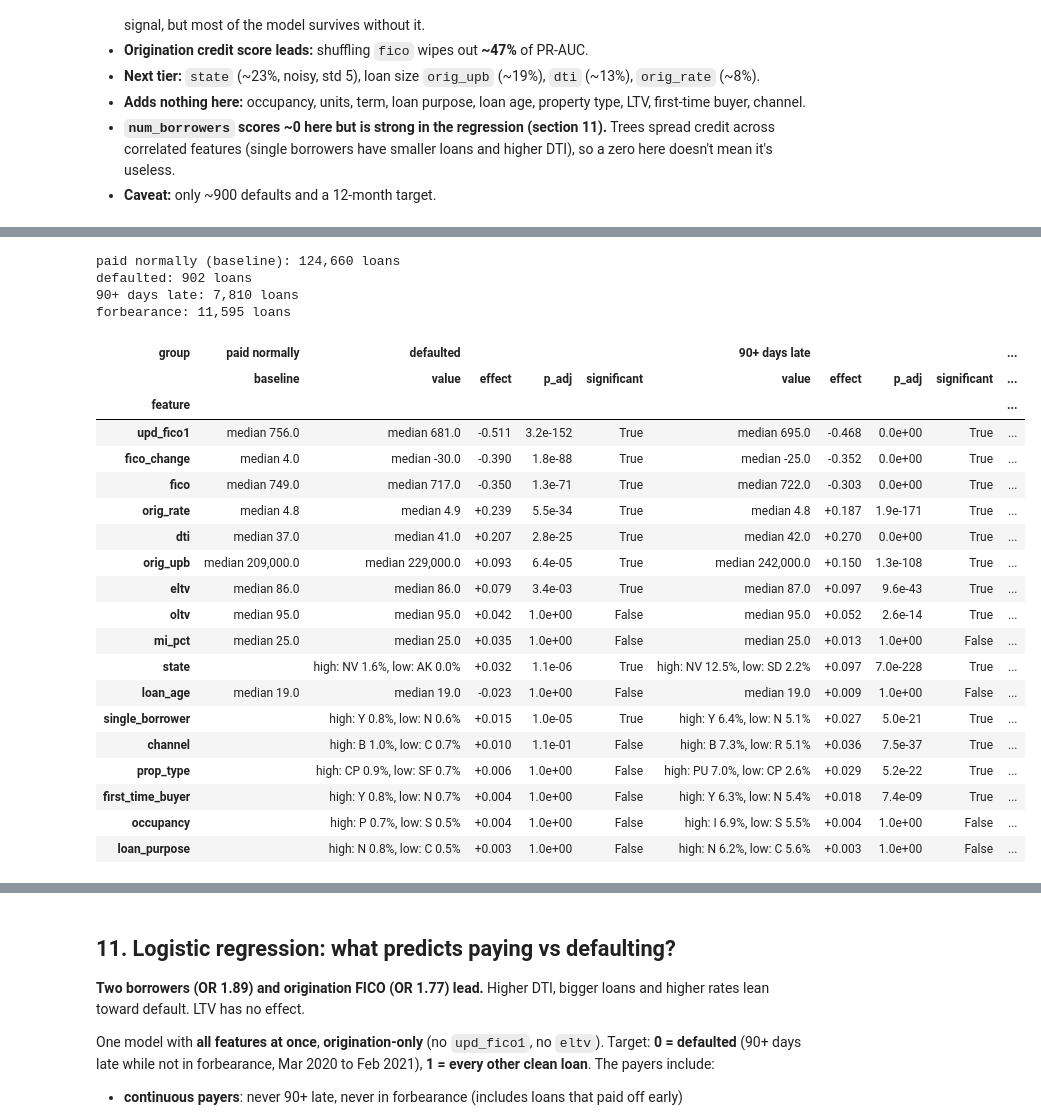
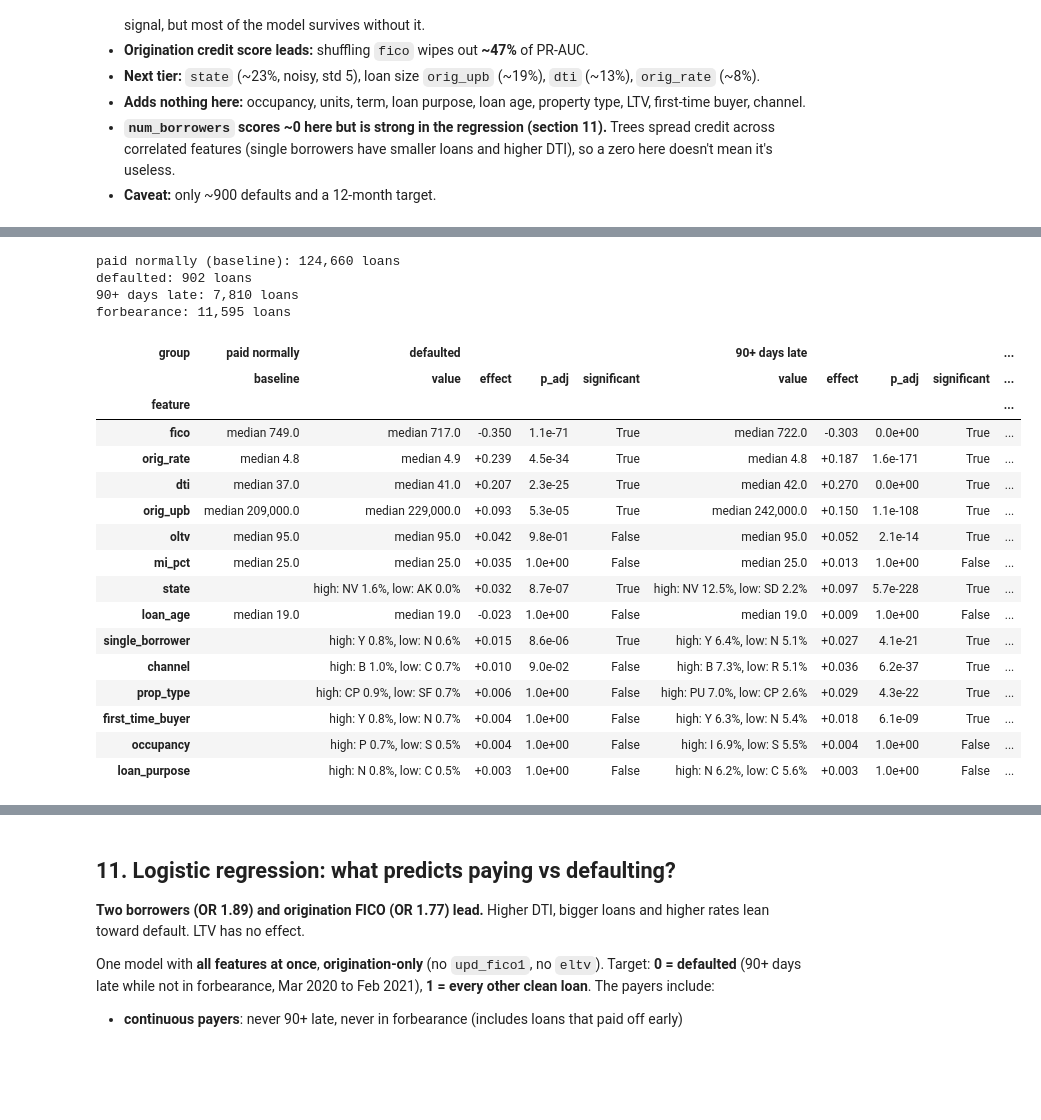
Before and after one commit to dui-mondo/mortgage-default-covid, a Jupyter notebook: notebooks/01_explore_data.ipynb, the cells around one changed output, grey strips where cells are left out. Drawn from its saved outputs; the diff is of its cells as text; code cells hidden in the pictures; blank space fills up the shorter version.

```diff
--- a/notebooks/01_explore_data.ipynb
+++ b/notebooks/01_explore_data.ipynb
@@ -681,12 +681,12 @@ forb_ids = set(win.loan_id[win.borrower_assist == "F"])
 GROUPS = {"defaulted": adj_ids, "90+ days late": raw_ids, "forbearance": forb_ids}
 
 d = clean.copy()
-d["fico_change"] = d.upd_fico1 - d.fico               # credit worsening before COVID
 d["single_borrower"] = np.where(d.num_borrowers == 1, "Y", "N")
 base = d[~d.loan_id.isin(raw_ids | forb_ids)]          # paid normally
 
-NUMERIC = ["upd_fico1", "fico_change", "fico", "orig_rate", "dti", "orig_upb",
-           "eltv", "oltv", "mi_pct", "loan_age"]
+# Origination-only, same as sections 9 and 11 (no upd_fico1 / fico_change / eltv)
+NUMERIC = ["fico", "orig_rate", "dti", "orig_upb",
+           "oltv", "mi_pct", "loan_age"]
 CATEG = ["single_borrower", "first_time_buyer", "loan_purpose", "occupancy",
          "channel", "prop_type", "state"]
 
@@ -708,48 +708,45 @@ def compare(grp, name):
         rate = tab[True] / tab.sum(axis=1) * 100
         rows.append({"feature": c, "test": "chi-square",
                      "value": f"high: {rate.idxmax()} {rate.max():.1f}%, low: {rate.idxmin()} {rate.min():.1f}%",
                      "baseline": "",                # rates above are already relative to it
                      "effect": np.sqrt(chi2 / (tab.values.sum() * (min(tab.shape) - 1))), "p": p})
     return pd.DataFrame(rows).assign(group=name)
 
 res = pd.concat([compare(d[d.loan_id.isin(ids)], name) for name, ids in GROUPS.items()])
 res["p_adj"] = (res.p * len(res)).clip(upper=1)        # Bonferroni across all tests
 res["significant"] = res.p_adj < 0.05
 
 print(f"paid normally (baseline): {len(base):,} loans")
 for name, ids in GROUPS.items():
     print(f"{name}: {len(ids):,} loans")
 
 # One block of columns per group; rows sorted by the defaulted effect
 wide = res.set_index(["feature", "group"])[["value", "effect", "p_adj", "significant"]].unstack("group")
 wide = wide.swaplevel(axis=1)[list(GROUPS)]
 wide.insert(0, ("paid normally", "baseline"), res[res.group == "defaulted"].set_index("feature").baseline)
 wide = wide.reindex(res[res.group == "defaulted"].set_index("feature").effect.abs().sort_values(ascending=False).index)
 fmt = {(g, "effect"): "{:+.3f}" for g in GROUPS} | {(g, "p_adj"): "{:.1e}" for g in GROUPS}
 wide.style.format(fmt)
 # %% [output]
 paid normally (baseline): 124,660 loans
 defaulted: 902 loans
 90+ days late: 7,810 loans
 forbearance: 11,595 loans
 | group | paid normally | defaulted |  |  |  | 90+ days late |  |  |  | ... |
 |  | baseline | value | effect | p_adj | significant | value | effect | p_adj | significant | ... |
 | feature |  |  |  |  |  |  |  |  |  | ... |
-| upd_fico1 | median 756.0 | median 681.0 | -0.511 | 3.2e-152 | True | median 695.0 | -0.468 | 0.0e+00 | True | ... |
-| fico_change | median 4.0 | median -30.0 | -0.390 | 1.8e-88 | True | median -25.0 | -0.352 | 0.0e+00 | True | ... |
-| fico | median 749.0 | median 717.0 | -0.350 | 1.3e-71 | True | median 722.0 | -0.303 | 0.0e+00 | True | ... |
-| orig_rate | median 4.8 | median 4.9 | +0.239 | 5.5e-34 | True | median 4.8 | +0.187 | 1.9e-171 | True | ... |
-| dti | median 37.0 | median 41.0 | +0.207 | 2.8e-25 | True | median 42.0 | +0.270 | 0.0e+00 | True | ... |
-| orig_upb | median 209,000.0 | median 229,000.0 | +0.093 | 6.4e-05 | True | median 242,000.0 | +0.150 | 1.3e-108 | True | ... |
-| eltv | median 86.0 | median 86.0 | +0.079 | 3.4e-03 | True | median 87.0 | +0.097 | 9.6e-43 | True | ... |
-| oltv | median 95.0 | median 95.0 | +0.042 | 1.0e+00 | False | median 95.0 | +0.052 | 2.6e-14 | True | ... |
+| fico | median 749.0 | median 717.0 | -0.350 | 1.1e-71 | True | median 722.0 | -0.303 | 0.0e+00 | True | ... |
+| orig_rate | median 4.8 | median 4.9 | +0.239 | 4.5e-34 | True | median 4.8 | +0.187 | 1.6e-171 | True | ... |
+| dti | median 37.0 | median 41.0 | +0.207 | 2.3e-25 | True | median 42.0 | +0.270 | 0.0e+00 | True | ... |
+| orig_upb | median 209,000.0 | median 229,000.0 | +0.093 | 5.3e-05 | True | median 242,000.0 | +0.150 | 1.1e-108 | True | ... |
+| oltv | median 95.0 | median 95.0 | +0.042 | 9.8e-01 | False | median 95.0 | +0.052 | 2.1e-14 | True | ... |
 | mi_pct | median 25.0 | median 25.0 | +0.035 | 1.0e+00 | False | median 25.0 | +0.013 | 1.0e+00 | False | ... |
-| state |  | high: NV 1.6%, low: AK 0.0% | +0.032 | 1.1e-06 | True | high: NV 12.5%, low: SD 2.2% | +0.097 | 7.0e-228 | True | ... |
+| state |  | high: NV 1.6%, low: AK 0.0% | +0.032 | 8.7e-07 | True | high: NV 12.5%, low: SD 2.2% | +0.097 | 5.7e-228 | True | ... |
 | loan_age | median 19.0 | median 19.0 | -0.023 | 1.0e+00 | False | median 19.0 | +0.009 | 1.0e+00 | False | ... |
-| single_borrower |  | high: Y 0.8%, low: N 0.6% | +0.015 | 1.0e-05 | True | high: Y 6.4%, low: N 5.1% | +0.027 | 5.0e-21 | True | ... |
-| channel |  | high: B 1.0%, low: C 0.7% | +0.010 | 1.1e-01 | False | high: B 7.3%, low: R 5.1% | +0.036 | 7.5e-37 | True | ... |
-| prop_type |  | high: CP 0.9%, low: SF 0.7% | +0.006 | 1.0e+00 | False | high: PU 7.0%, low: CP 2.6% | +0.029 | 5.2e-22 | True | ... |
-| first_time_buyer |  | high: Y 0.8%, low: N 0.7% | +0.004 | 1.0e+00 | False | high: Y 6.3%, low: N 5.4% | +0.018 | 7.4e-09 | True | ... |
+| single_borrower |  | high: Y 0.8%, low: N 0.6% | +0.015 | 8.6e-06 | True | high: Y 6.4%, low: N 5.1% | +0.027 | 4.1e-21 | True | ... |
+| channel |  | high: B 1.0%, low: C 0.7% | +0.010 | 9.0e-02 | False | high: B 7.3%, low: R 5.1% | +0.036 | 6.2e-37 | True | ... |
+| prop_type |  | high: CP 0.9%, low: SF 0.7% | +0.006 | 1.0e+00 | False | high: PU 7.0%, low: CP 2.6% | +0.029 | 4.3e-22 | True | ... |
+| first_time_buyer |  | high: Y 0.8%, low: N 0.7% | +0.004 | 1.0e+00 | False | high: Y 6.3%, low: N 5.4% | +0.018 | 6.1e-09 | True | ... |
 | occupancy |  | high: P 0.7%, low: S 0.5% | +0.004 | 1.0e+00 | False | high: I 6.9%, low: S 5.5% | +0.004 | 1.0e+00 | False | ... |
 | loan_purpose |  | high: N 0.8%, low: C 0.5% | +0.003 | 1.0e+00 | False | high: N 6.2%, low: C 5.6% | +0.003 | 1.0e+00 | False | ... |
 # %%
```
Also changed, not shown: parts of 4 cells of this notebook, 1 other file.
